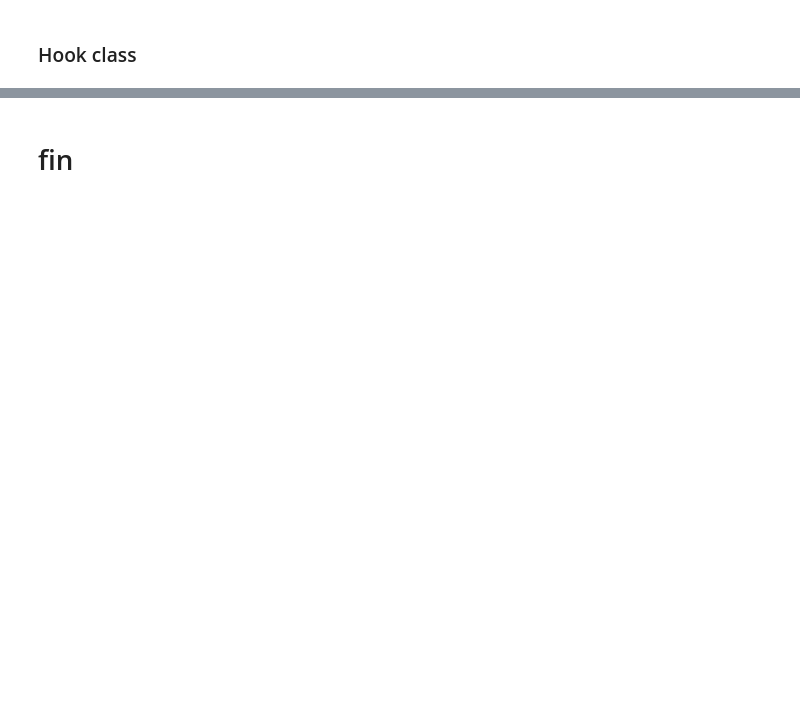
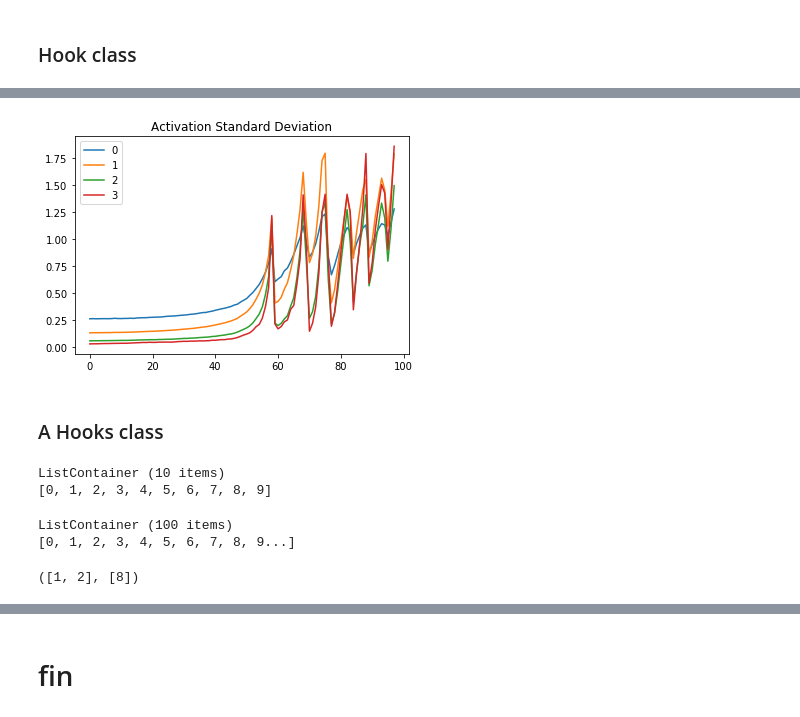
Before and after one commit to qAp/course-v3, a Jupyter notebook: nbs/dl2/06_cuda_cnn_hooks_init-lookntype.ipynb, the cells around one changed output, grey strips where cells are left out. Cells and saved outputs as stored; diff of their text form; code cells hidden in the pictures; blank space fills up the shorter version.

```diff
--- a/nbs/dl2/06_cuda_cnn_hooks_init-lookntype.ipynb
+++ b/nbs/dl2/06_cuda_cnn_hooks_init-lookntype.ipynb
@@ -299,0 +287,8 @@ True
+# %%
+for h in hooks: plt.plot(h.stats[1])
+plt.legend(range(4))
+plt.title('Activation Standard Deviation');
+# %% [output]
+[figure, added]
+# %% [markdown]
+### A Hooks class
@@ -299,0 +313,15 @@ True
+# %%
+ListContainer(range(10))
+# %% [output]
+ListContainer (10 items)
+[0, 1, 2, 3, 4, 5, 6, 7, 8, 9]
+# %%
+ListContainer(range(100))
+# %% [output]
+ListContainer (100 items)
+[0, 1, 2, 3, 4, 5, 6, 7, 8, 9...]
+# %%
+t = ListContainer(range(10))
+t[[1,2]], t[[False]*8 + [True,False]]
+# %% [output]
+([1, 2], [8])
```
Also changed, not shown: parts of 28 cells of this notebook.
